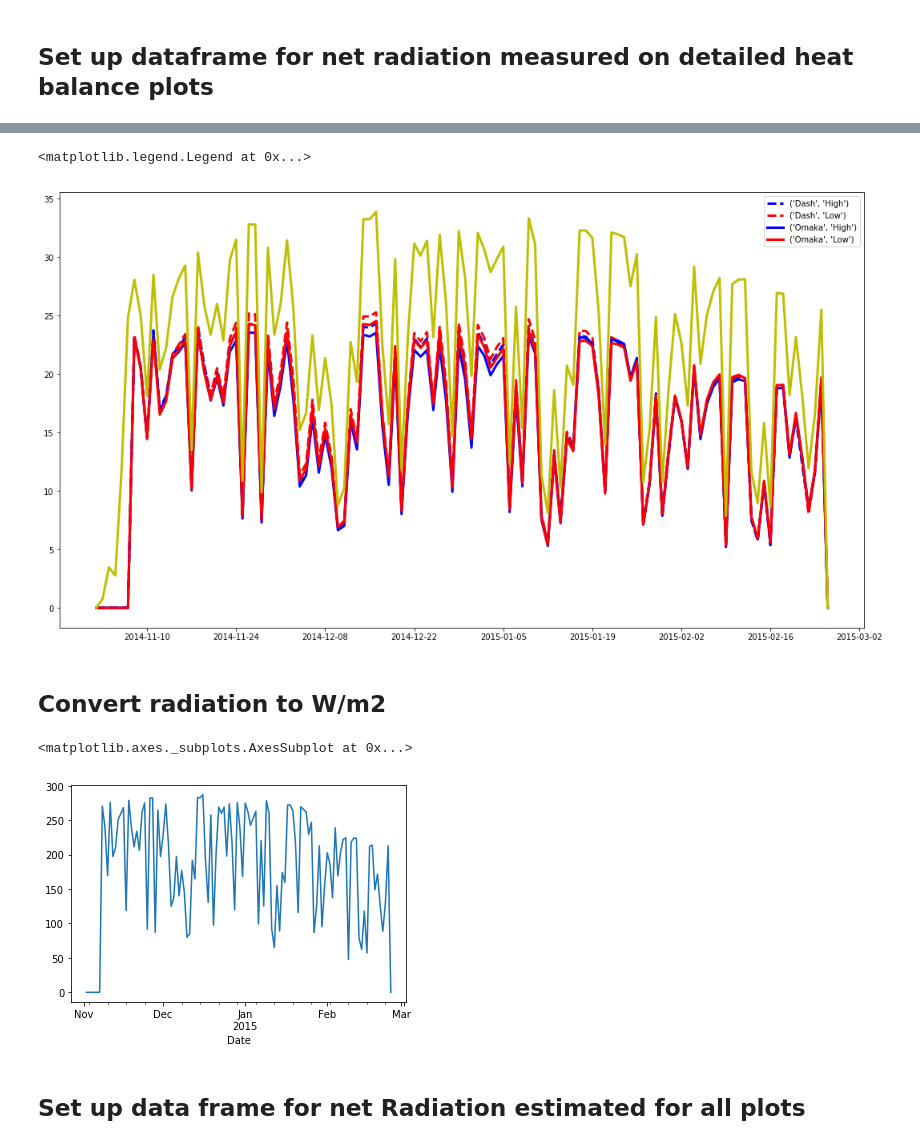
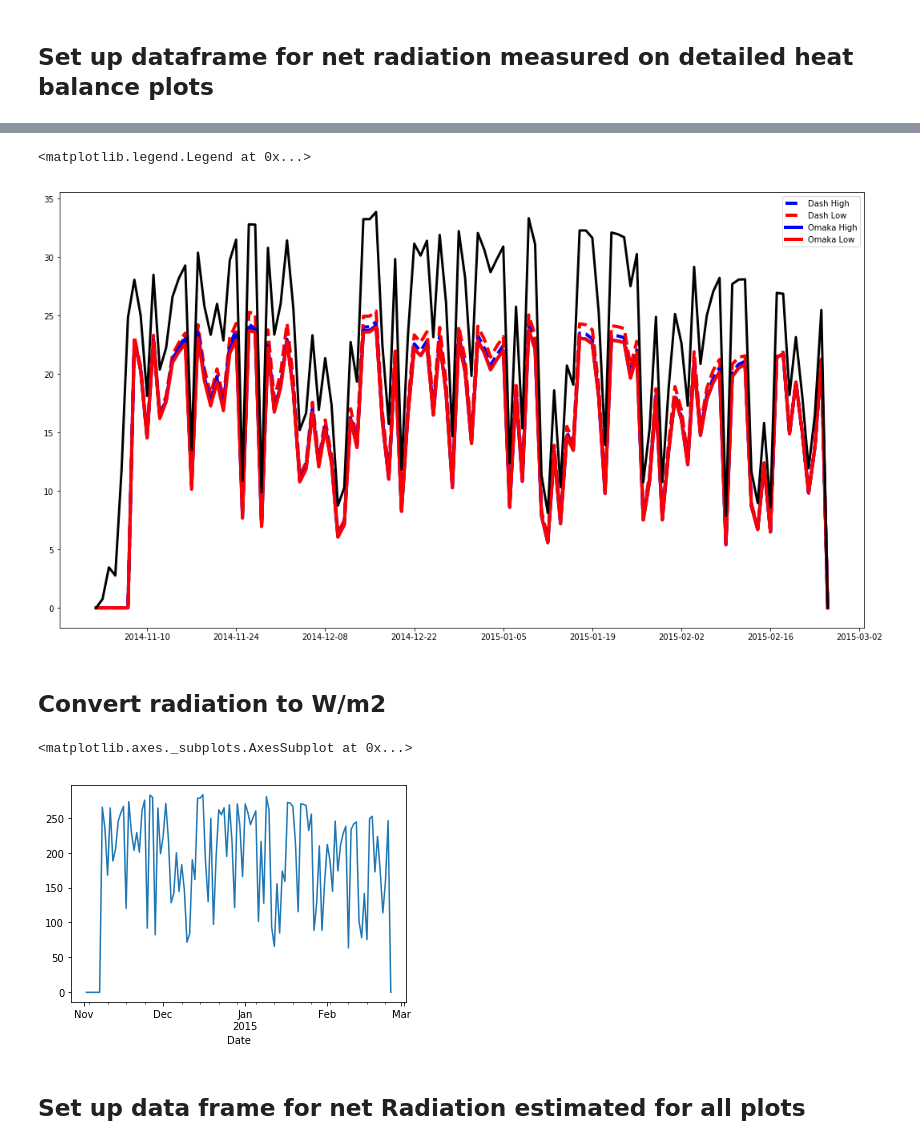
Before and after one commit to HamishBrownPFR/CropWaterAnalysis, a Jupyter notebook: Barley/NetShortWaveRadiationAnalysis.ipynb, the cells around one changed output, grey strips where cells are left out. Drawn from its saved outputs; the diff is of its cells as text; code cells hidden in the pictures.

```diff
--- a/Barley/NetShortWaveRadiationAnalysis.ipynb
+++ b/Barley/NetShortWaveRadiationAnalysis.ipynb
@@ -17,7 +18,7 @@ TnRHourlyMeans = TnRData.resample('H').mean()
 TnRHourlyMeans.sort_index(axis=1,inplace=True)
 TnRHourlySums = TnRData.resample('H').sum()
 TnRHourlySums.sort_index(axis=1,inplace=True)
-AlbedoHourly = AlbedoDF.resample('H').ffill().loc[TnRHourlyMeans.index]
+AlbedoHourly = EstAlbedoDF.resample('H').ffill().reindex(TnRHourlyMeans.index)
 AlbedoHourly.sort_index(axis=1,inplace=True)
-EstAlbedoHourly = EstAlbedoDF.resample('H').ffill().loc[TnRHourlyMeans.index]
+EstAlbedoHourly = EstAlbedoDF.resample('H').ffill().reindex(TnRHourlyMeans.index)
 EstAlbedoHourly.sort_index(axis=1,inplace=True)
@@ -36,0 +25,6 @@ https://pandas.pydata.org/pandas-docs/stable/indexing.html#deprecate-loc-reindex
+# %%
+GPs = GH.SetGraphicsPatterns(TnRData.IR_SurfaceTemp.columns,
+                    ['--','-'],
+                    [0.15,0.45],
+                    ['o','^'],
+                    ['blue','red','green'])
@@ -100,18 +79,14 @@ for plot in RnDF.columns:
                               AlbedoHourly.loc[x,plot]) for x in RnDF.index]
 # %%
 RnDaily = RnDF.resample('D').sum().groupby(level=('Cultivar','Irrigation'),axis=1).mean()
-lines = ['--','--','-','-']
-colors= ['b','r','b','r']
-Graph = plt.figure(figsize=(18,10),)
-pos=0
-for treat in RnDaily:
-    plt.plot(RnDaily.loc[:,treat].index,RnDaily.loc[:,treat],lines[pos],color=colors[pos],linewidth=3,label=treat)
-    pos+=1
-plt.plot(TnRHourlySums.loc[:,'IncomingRadnMJ'].resample('D').sum(),color='y',linewidth=3)
+Graph = plt.figure(figsize=(18,10))
+ax = Graph.add_subplot(1,1,1)
+GH.AddIndexedPlot(RnDaily,ax,GPs,4)
+plt.plot(TnRHourlySums.loc[:,'IncomingRadnMJ'].resample('D').sum(),color='k',linewidth=3)
 plt.legend()
 # %% [output]
 <matplotlib.legend.Legend at 0x...>
-[figure, old version]
+[figure, new version]
 # %% [markdown]
 ## Convert radiation to W/m2
 # %%
@@ -124,7 +99,7 @@ RnDFLong = RnDFLong * 1000000 / (60 * 60)
 RnDFLong.loc[('Dash','High','1')].resample('D').mean().plot()
 # %% [output]
 <matplotlib.axes._subplots.AxesSubplot at 0x...>
-[figure, old version]
+[figure, new version]
 # %%
 RnDFLong.name = 'Rn'
 # %%
```
Also changed, not shown: parts of 16 cells of this notebook, 39 other files.
